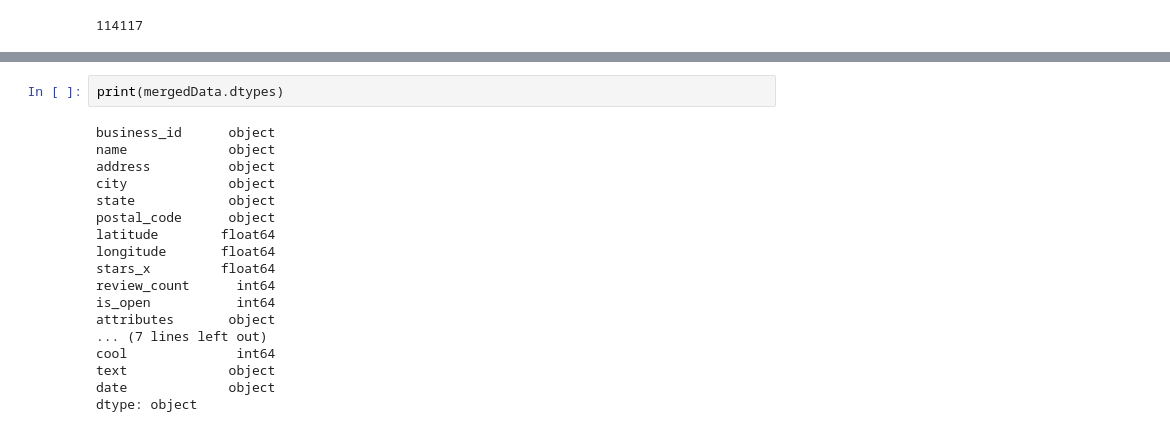
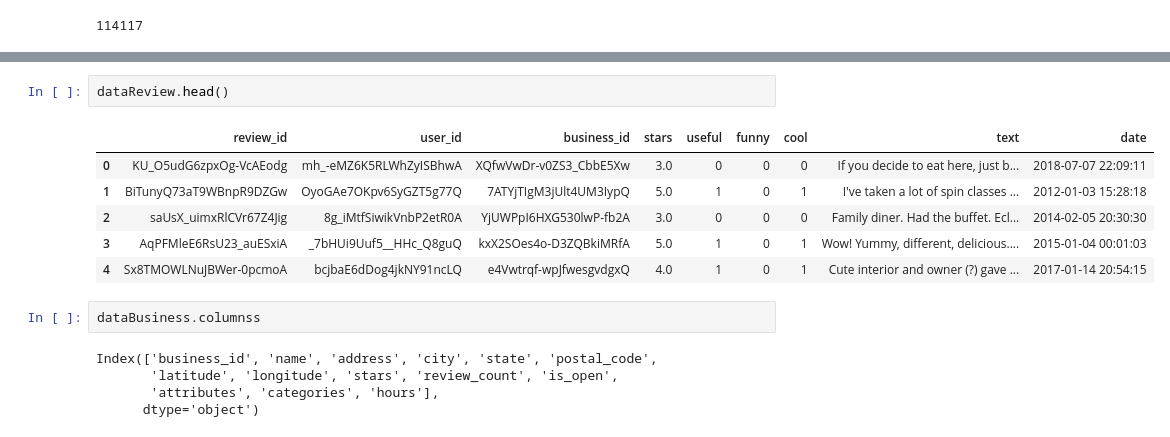
Before and after one commit to pushpit21/Brew628, a Jupyter notebook: Data_Profiling.ipynb, the cells around one changed output, grey strips where cells are left out. Cells and saved outputs as stored; diff of their text form.

```diff
--- a/Data_Profiling.ipynb
+++ b/Data_Profiling.ipynb
@@ -84,20 +101,16 @@ mergedData.head()
-# %%
-print(mergedData.dtypes)
-# %% [output]
-business_id      object
-name             object
-address          object
-city             object
-state            object
-postal_code      object
-latitude        float64
-longitude       float64
-stars_x         float64
-review_count      int64
-is_open           int64
-attributes       object
-... (7 lines left out)
-cool              int64
-text             object
-date             object
-dtype: object
+# %%
+dataReview.head()
+# %% [output]
+|  | review_id | user_id | business_id | stars | useful | funny | cool | text | date |
+| 0 | KU_O5udG6zpxOg-VcAEodg | mh_-eMZ6K5RLWhZyISBhwA | XQfwVwDr-v0ZS3_CbbE5Xw | 3.0 | 0 | 0 | 0 | If you decide to eat here, just b... | 2018-07-07 22:09:11 |
+| 1 | BiTunyQ73aT9WBnpR9DZGw | OyoGAe7OKpv6SyGZT5g77Q | 7ATYjTIgM3jUlt4UM3IypQ | 5.0 | 1 | 0 | 1 | I've taken a lot of spin classes ... | 2012-01-03 15:28:18 |
+| 2 | saUsX_uimxRlCVr67Z4Jig | 8g_iMtfSiwikVnbP2etR0A | YjUWPpI6HXG530lwP-fb2A | 3.0 | 0 | 0 | 0 | Family diner. Had the buffet. Ecl... | 2014-02-05 20:30:30 |
+| 3 | AqPFMleE6RsU23_auESxiA | _7bHUi9Uuf5__HHc_Q8guQ | kxX2SOes4o-D3ZQBkiMRfA | 5.0 | 1 | 0 | 1 | Wow! Yummy, different, delicious.... | 2015-01-04 00:01:03 |
+| 4 | Sx8TMOWLNuJBWer-0pcmoA | bcjbaE6dDog4jkNY91ncLQ | e4Vwtrqf-wpJfwesgvdgxQ | 4.0 | 1 | 0 | 1 | Cute interior and owner (?) gave ... | 2017-01-14 20:54:15 |
+# %%
+dataBusiness.columnss
+# %% [output]
+Index(['business_id', 'name', 'address', 'city', 'state', 'postal_code',
+       'latitude', 'longitude', 'stars', 'review_count', 'is_open',
+       'attributes', 'categories', 'hours'],
+      dtype='object')
```
Also changed, not shown: parts of 38 cells of this notebook, 1 other file.
